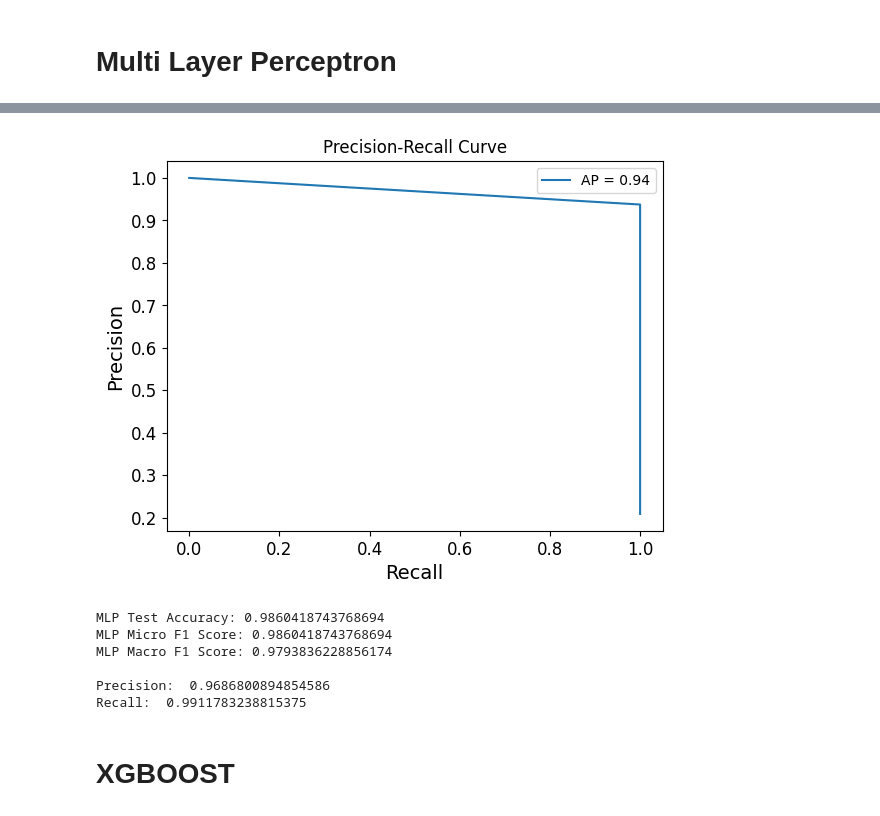
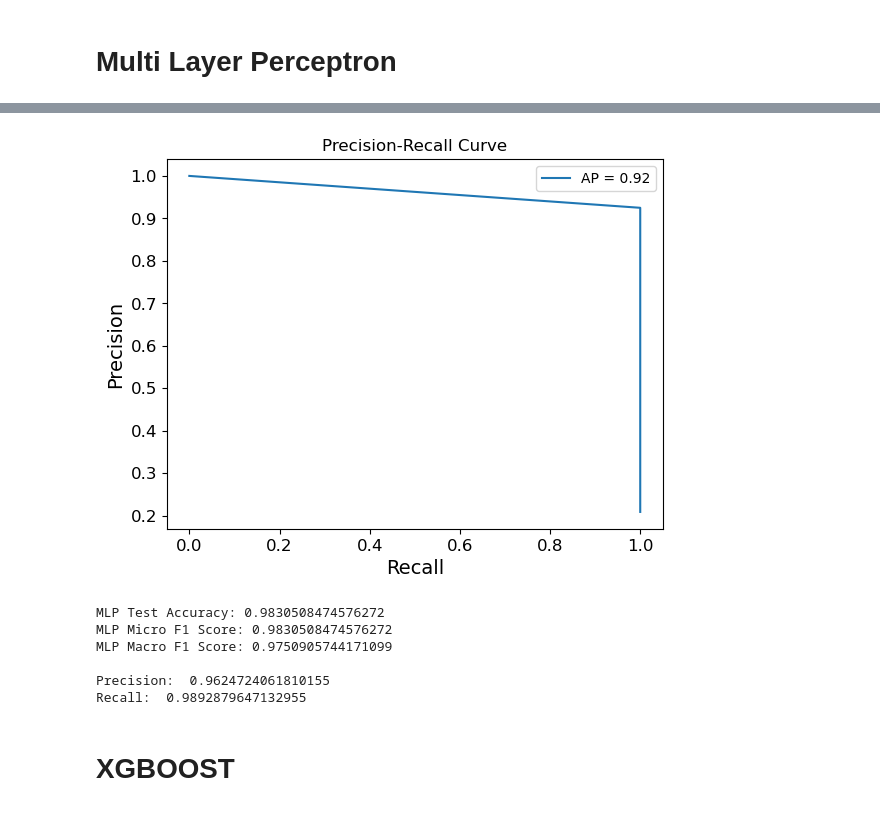
Before and after one commit to trevorsweigart/pha-classification, a Jupyter notebook: pha-classification.ipynb, the cells around one changed output, grey strips where cells are left out. Drawn from its saved outputs; the diff is of its cells as text; code cells hidden in the pictures.

Commit message:
fix: add hidden layers

```diff
--- a/pha-classification.ipynb
+++ b/pha-classification.ipynb
@@ -309,6 +309,12 @@ def MLP():
     # Define the MLP
     model = keras.models.Sequential([
         keras.layers.Dense(128, activation="relu", input_shape=X_train.shape[1:]),
+        keras.layers.Dropout(0.3),
+        keras.layers.Dense(128, activation="relu"),
+        keras.layers.Dropout(0.3),
+        keras.layers.Dense(64, activation="relu"),
+        keras.layers.Dropout(0.3),
+        keras.layers.Dense(32, activation="relu"),
         keras.layers.Dropout(0.3),
         keras.layers.Dense(128, activation="relu"),
         keras.layers.Dropout(0.3),
@@ -402,12 +408,12 @@ Confusion Matrix for MLP:
  [   0  419]]
 [figure]
-[figure, old version]
+[figure, new version]
-MLP Test Accuracy: 0.9860418743768694
-MLP Micro F1 Score: 0.9860418743768694
-MLP Macro F1 Score: 0.9793836228856174
+MLP Test Accuracy: 0.9830508474576272
+MLP Micro F1 Score: 0.9830508474576272
+MLP Macro F1 Score: 0.9750905744171099
 
-Precision:  0.9686800894854586
-Recall:  0.9911783238815375
+Precision:  0.9624724061810155
+Recall:  0.9892879647132955
 # %% [markdown]
 # XGBOOST
 # %%
```
Also changed, not shown: parts of 4 cells of this notebook.
